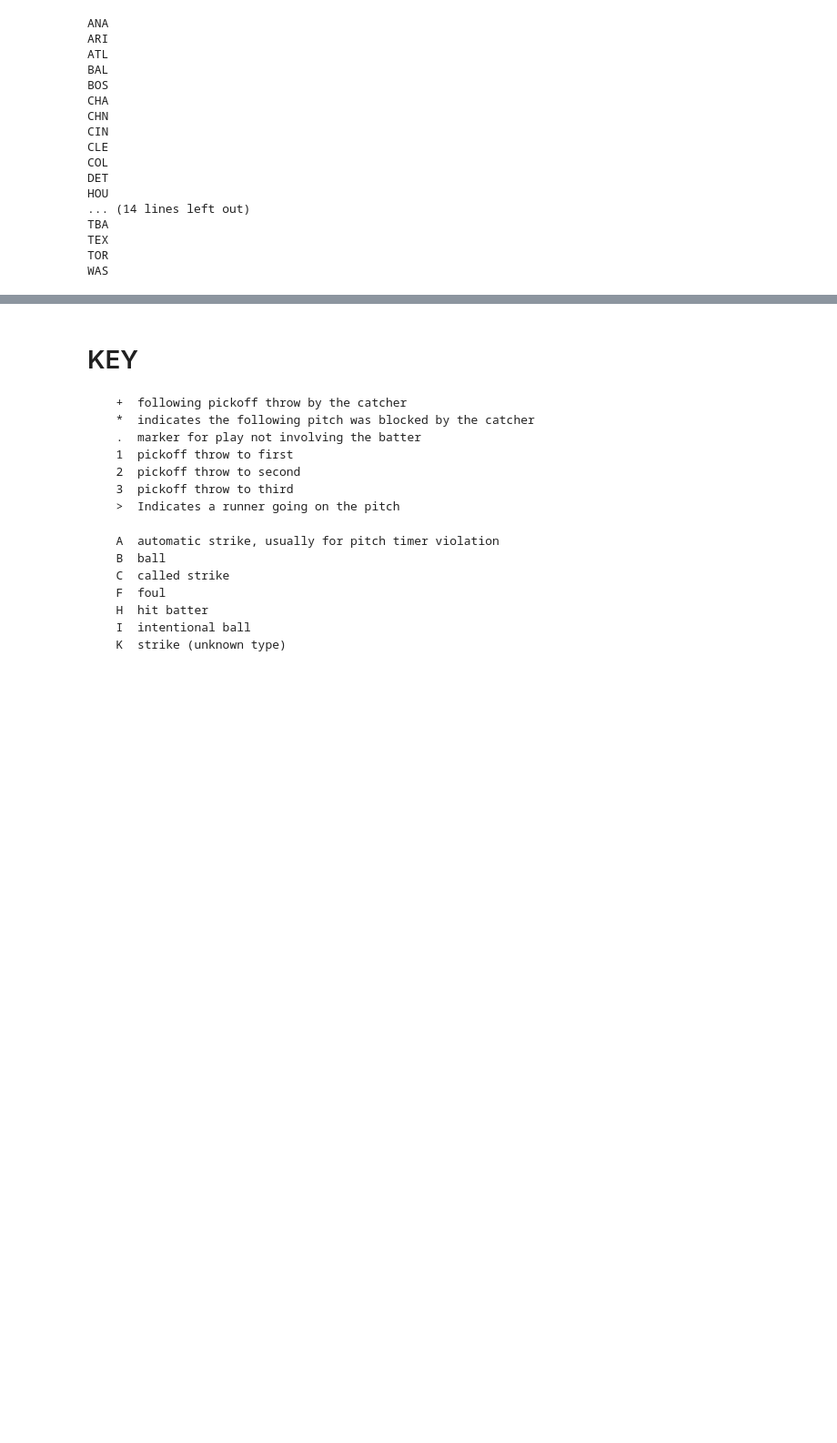
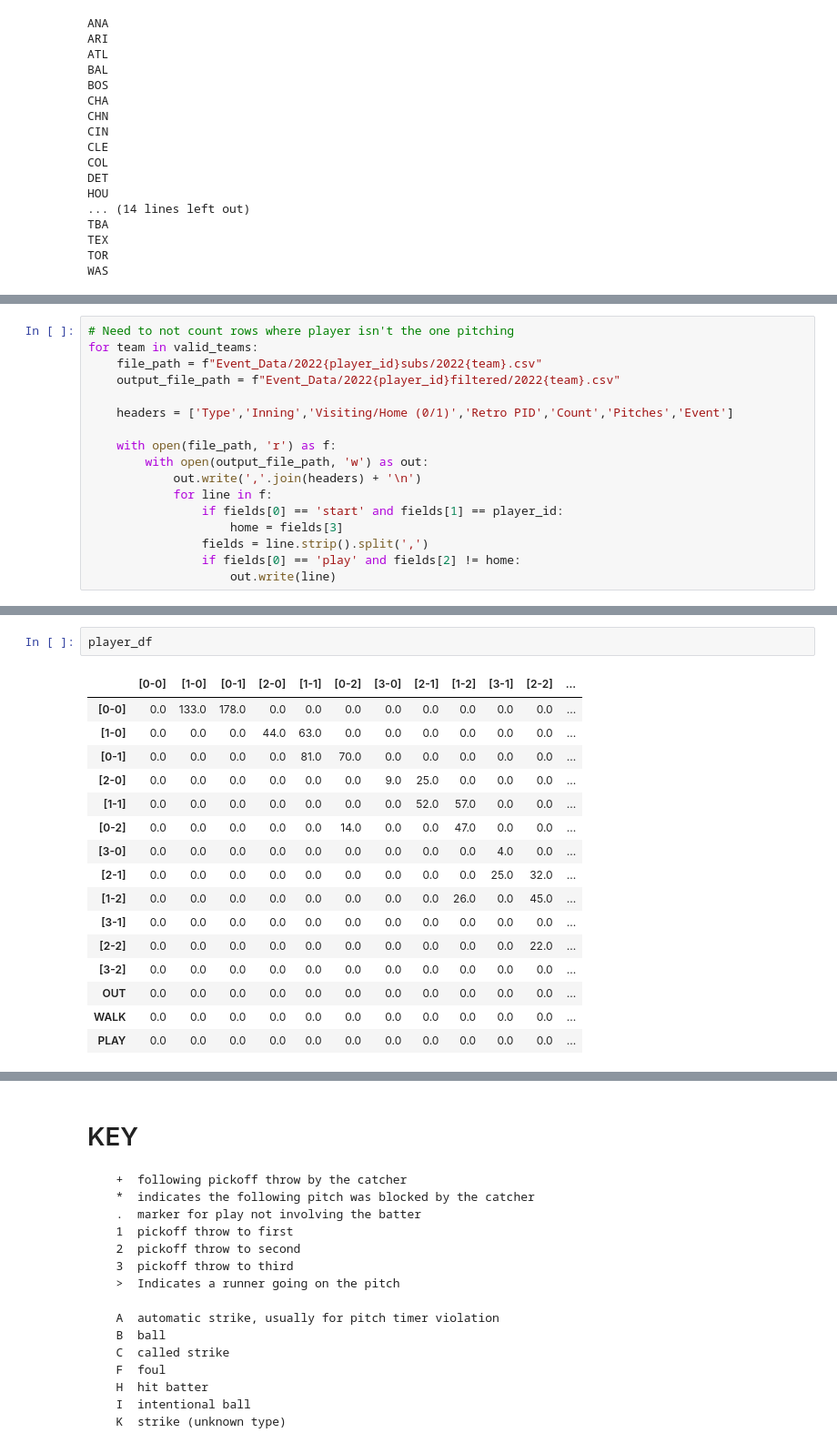
Before and after one commit to Lil-Crouton/markov-pitching-model, a Jupyter notebook: markov_probabilities.ipynb, the cells around one changed output, grey strips where cells are left out. Shown at 91% size. Cells and saved outputs as stored; diff of their text form; blank space fills up the shorter version.

```diff
--- a/markov_probabilities.ipynb
+++ b/markov_probabilities.ipynb
@@ -184,0 +227,17 @@ WAS
+# %%
+# Need to not count rows where player isn't the one pitching
+for team in valid_teams:
+    file_path = f"Event_Data/2022{player_id}subs/2022{team}.csv"
+    output_file_path = f"Event_Data/2022{player_id}filtered/2022{team}.csv"
+
+    headers = ['Type','Inning','Visiting/Home (0/1)','Retro PID','Count','Pitches','Event']
+
+    with open(file_path, 'r') as f:
+        with open(output_file_path, 'w') as out:
+            out.write(','.join(headers) + '\n')
+            for line in f:
+                if fields[0] == 'start' and fields[1] == player_id:
+                    home = fields[3]
+                fields = line.strip().split(',')
+                if fields[0] == 'play' and fields[2] != home:
+                    out.write(line)
@@ -201,3 +311,22 @@ master_df
 | OUT | 0.0 | 0.0 | 0.0 | 0.0 | 0.0 | 0.0 | 0.0 | 0.0 | 0.0 | 0.0 | 0.0 | ... |
 | WALK | 0.0 | 0.0 | 0.0 | 0.0 | 0.0 | 0.0 | 0.0 | 0.0 | 0.0 | 0.0 | 0.0 | ... |
 | PLAY | 0.0 | 0.0 | 0.0 | 0.0 | 0.0 | 0.0 | 0.0 | 0.0 | 0.0 | 0.0 | 0.0 | ... |
+# %%
+player_df
+# %% [output]
+|  | [0-0] | [1-0] | [0-1] | [2-0] | [1-1] | [0-2] | [3-0] | [2-1] | [1-2] | [3-1] | [2-2] | ... |
+| [0-0] | 0.0 | 133.0 | 178.0 | 0.0 | 0.0 | 0.0 | 0.0 | 0.0 | 0.0 | 0.0 | 0.0 | ... |
+| [1-0] | 0.0 | 0.0 | 0.0 | 44.0 | 63.0 | 0.0 | 0.0 | 0.0 | 0.0 | 0.0 | 0.0 | ... |
+| [0-1] | 0.0 | 0.0 | 0.0 | 0.0 | 81.0 | 70.0 | 0.0 | 0.0 | 0.0 | 0.0 | 0.0 | ... |
+| [2-0] | 0.0 | 0.0 | 0.0 | 0.0 | 0.0 | 0.0 | 9.0 | 25.0 | 0.0 | 0.0 | 0.0 | ... |
+| [1-1] | 0.0 | 0.0 | 0.0 | 0.0 | 0.0 | 0.0 | 0.0 | 52.0 | 57.0 | 0.0 | 0.0 | ... |
+| [0-2] | 0.0 | 0.0 | 0.0 | 0.0 | 0.0 | 14.0 | 0.0 | 0.0 | 47.0 | 0.0 | 0.0 | ... |
+| [3-0] | 0.0 | 0.0 | 0.0 | 0.0 | 0.0 | 0.0 | 0.0 | 0.0 | 0.0 | 4.0 | 0.0 | ... |
+| [2-1] | 0.0 | 0.0 | 0.0 | 0.0 | 0.0 | 0.0 | 0.0 | 0.0 | 0.0 | 25.0 | 32.0 | ... |
+| [1-2] | 0.0 | 0.0 | 0.0 | 0.0 | 0.0 | 0.0 | 0.0 | 0.0 | 26.0 | 0.0 | 45.0 | ... |
+| [3-1] | 0.0 | 0.0 | 0.0 | 0.0 | 0.0 | 0.0 | 0.0 | 0.0 | 0.0 | 0.0 | 0.0 | ... |
+| [2-2] | 0.0 | 0.0 | 0.0 | 0.0 | 0.0 | 0.0 | 0.0 | 0.0 | 0.0 | 0.0 | 22.0 | ... |
+| [3-2] | 0.0 | 0.0 | 0.0 | 0.0 | 0.0 | 0.0 | 0.0 | 0.0 | 0.0 | 0.0 | 0.0 | ... |
+| OUT | 0.0 | 0.0 | 0.0 | 0.0 | 0.0 | 0.0 | 0.0 | 0.0 | 0.0 | 0.0 | 0.0 | ... |
+| WALK | 0.0 | 0.0 | 0.0 | 0.0 | 0.0 | 0.0 | 0.0 | 0.0 | 0.0 | 0.0 | 0.0 | ... |
+| PLAY | 0.0 | 0.0 | 0.0 | 0.0 | 0.0 | 0.0 | 0.0 | 0.0 | 0.0 | 0.0 | 0.0 | ... |
```
Also changed, not shown: parts of 17 cells of this notebook, 26 other files.
